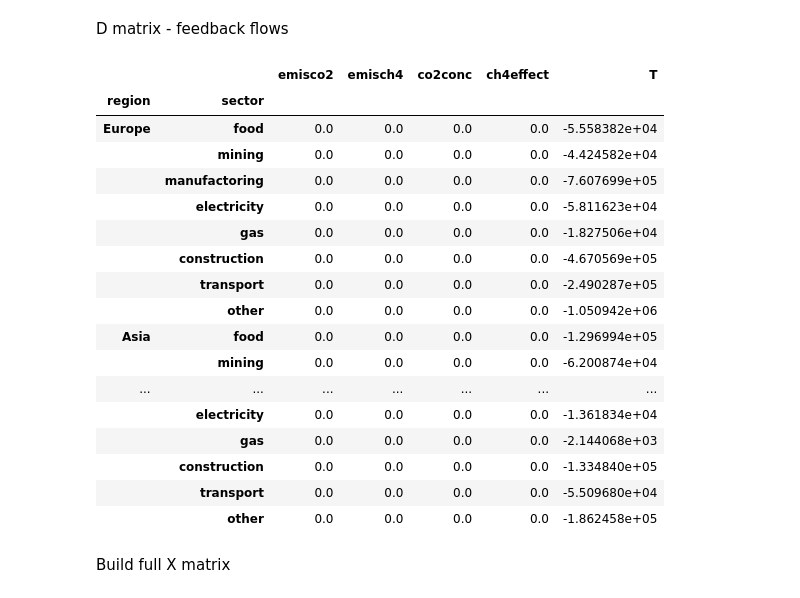
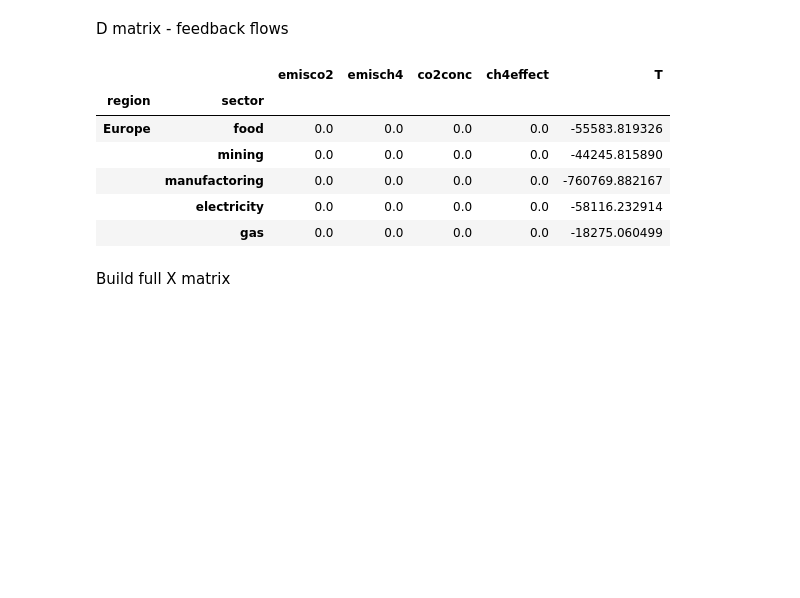
Before and after one commit to benmsanderson/transientio, a Jupyter notebook: IO_transient_exiobase_fullecon.ipynb, the cells around one changed output. Cells and saved outputs as stored; diff of their text form; code cells hidden in the pictures; blank space fills up the shorter version.

```diff
--- a/IO_transient_exiobase_fullecon.ipynb
+++ b/IO_transient_exiobase_fullecon.ipynb
@@ -48,8 +13,7 @@ Drive already mounted at /content/drive; to attempt to forcibly remount, call dr
 # %% [markdown]
 Set folders and load MRIO
 # %%
-
-save_folder_tr= '/content/drive/MyDrive/pymrio/transition'
+save_folder_tr= './transition'
 
 wiod = pymrio.load_all(save_folder_tr)
 # %%
@@ -357,34 +234,23 @@ D matrix - feedback flows
 # %%
 D=np.zeros((A.shape[0],B.shape[0]))
 D[:,B.shape[0]-1]=cfdb.T #temperature effect on production M.EUR per K
 D[:,B.shape[0]-2]=0 #methane concentration effect on production M.EUR per Eg CH4 (CO2e)
 D[:,B.shape[0]-3]=0 #carbon concentration effect on production M.EUR per Eg C
 
 df = pd.DataFrame(
     data = np.array(D),
     index = wiod.get_index(),
     columns = envr
     )
-df
+df.head()
 # %% [output]
 |  |  | emisco2 | emisch4 | co2conc | ch4effect | T |
 | region | sector |  |  |  |  |  |
-| Europe | food | 0.0 | 0.0 | 0.0 | 0.0 | -5.558382e+04 |
-|  | mining | 0.0 | 0.0 | 0.0 | 0.0 | -4.424582e+04 |
-|  | manufactoring | 0.0 | 0.0 | 0.0 | 0.0 | -7.607699e+05 |
-|  | electricity | 0.0 | 0.0 | 0.0 | 0.0 | -5.811623e+04 |
-|  | gas | 0.0 | 0.0 | 0.0 | 0.0 | -1.827506e+04 |
-|  | construction | 0.0 | 0.0 | 0.0 | 0.0 | -4.670569e+05 |
-|  | transport | 0.0 | 0.0 | 0.0 | 0.0 | -2.490287e+05 |
-|  | other | 0.0 | 0.0 | 0.0 | 0.0 | -1.050942e+06 |
-| Asia | food | 0.0 | 0.0 | 0.0 | 0.0 | -1.296994e+05 |
-|  | mining | 0.0 | 0.0 | 0.0 | 0.0 | -6.200874e+04 |
-| ... | ... | ... | ... | ... | ... | ... |
-|  | electricity | 0.0 | 0.0 | 0.0 | 0.0 | -1.361834e+04 |
-|  | gas | 0.0 | 0.0 | 0.0 | 0.0 | -2.144068e+03 |
-|  | construction | 0.0 | 0.0 | 0.0 | 0.0 | -1.334840e+05 |
-|  | transport | 0.0 | 0.0 | 0.0 | 0.0 | -5.509680e+04 |
-|  | other | 0.0 | 0.0 | 0.0 | 0.0 | -1.862458e+05 |
+| Europe | food | 0.0 | 0.0 | 0.0 | 0.0 | -55583.819326 |
+|  | mining | 0.0 | 0.0 | 0.0 | 0.0 | -44245.815890 |
+|  | manufactoring | 0.0 | 0.0 | 0.0 | 0.0 | -760769.882167 |
+|  | electricity | 0.0 | 0.0 | 0.0 | 0.0 | -58116.232914 |
+|  | gas | 0.0 | 0.0 | 0.0 | 0.0 | -18275.060499 |
 # %% [markdown]
 Build full X matrix
 # %%
```
Also changed, not shown: parts of 40 cells of this notebook.
